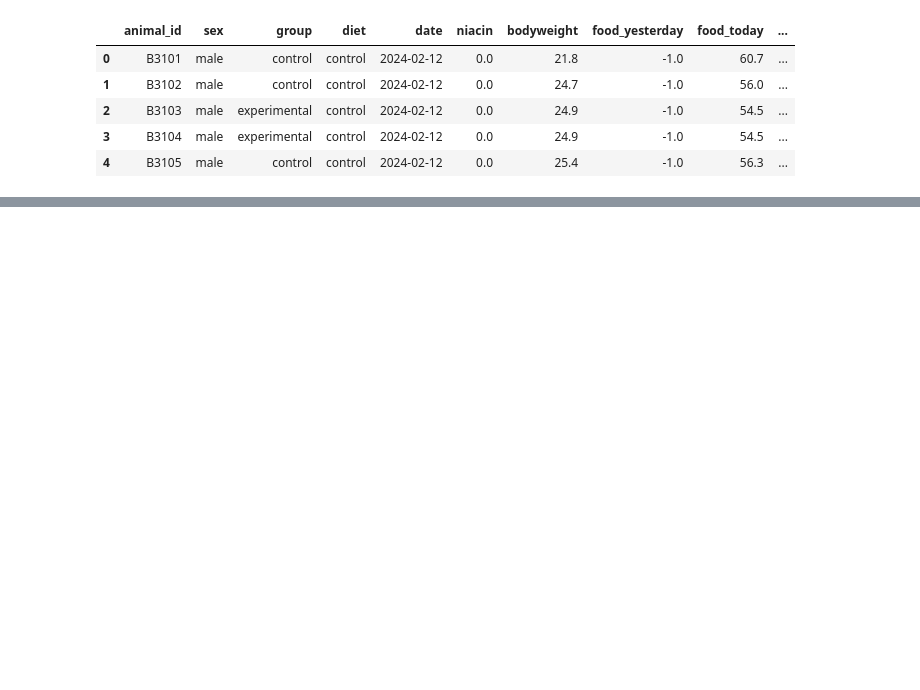
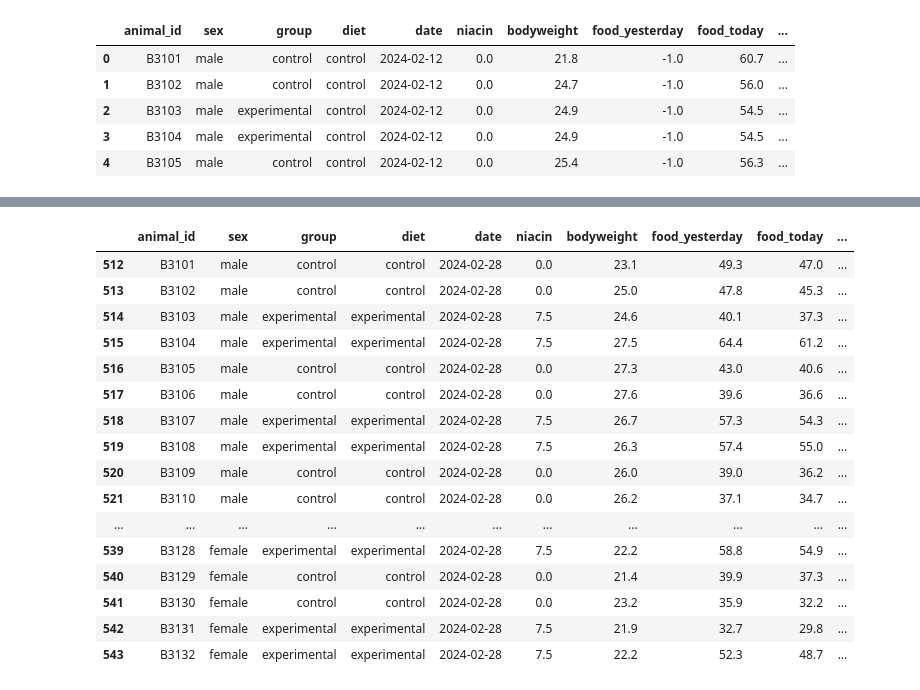
Before and after one commit to marijevisser/niacin, a Jupyter notebook: scripts/niacin_daily_analysis.ipynb, the cells around one changed output, grey strips where cells are left out. Saved outputs shown, nothing was run; the diff lists cells and outputs as text; code cells hidden in the pictures; blank space fills up the shorter version.

```diff
--- a/scripts/niacin_daily_analysis.ipynb
+++ b/scripts/niacin_daily_analysis.ipynb
@@ -354,3 +370,23 @@ f.show()
+# %%
+today_df
+# %% [output]
+|  | animal_id | sex | group | diet | date | niacin | bodyweight | food_yesterday | food_today | ... |
+| 512 | B3101 | male | control | control | 2024-02-28 | 0.0 | 23.1 | 49.3 | 47.0 | ... |
+| 513 | B3102 | male | control | control | 2024-02-28 | 0.0 | 25.0 | 47.8 | 45.3 | ... |
+| 514 | B3103 | male | experimental | experimental | 2024-02-28 | 7.5 | 24.6 | 40.1 | 37.3 | ... |
+| 515 | B3104 | male | experimental | experimental | 2024-02-28 | 7.5 | 27.5 | 64.4 | 61.2 | ... |
+| 516 | B3105 | male | control | control | 2024-02-28 | 0.0 | 27.3 | 43.0 | 40.6 | ... |
+| 517 | B3106 | male | control | control | 2024-02-28 | 0.0 | 27.6 | 39.6 | 36.6 | ... |
+| 518 | B3107 | male | experimental | experimental | 2024-02-28 | 7.5 | 26.7 | 57.3 | 54.3 | ... |
+| 519 | B3108 | male | experimental | experimental | 2024-02-28 | 7.5 | 26.3 | 57.4 | 55.0 | ... |
+| 520 | B3109 | male | control | control | 2024-02-28 | 0.0 | 26.0 | 39.0 | 36.2 | ... |
+| 521 | B3110 | male | control | control | 2024-02-28 | 0.0 | 26.2 | 37.1 | 34.7 | ... |
+| ... | ... | ... | ... | ... | ... | ... | ... | ... | ... | ... |
+| 539 | B3128 | female | experimental | experimental | 2024-02-28 | 7.5 | 22.2 | 58.8 | 54.9 | ... |
+| 540 | B3129 | female | control | control | 2024-02-28 | 0.0 | 21.4 | 39.9 | 37.3 | ... |
+| 541 | B3130 | female | control | control | 2024-02-28 | 0.0 | 23.2 | 35.9 | 32.2 | ... |
+| 542 | B3131 | female | experimental | experimental | 2024-02-28 | 7.5 | 21.9 | 32.7 | 29.8 | ... |
+| 543 | B3132 | female | experimental | experimental | 2024-02-28 | 7.5 | 22.2 | 52.3 | 48.7 | ... |
 # %%
 # List of figures
 
```
Also changed, not shown: parts of 8 cells of this notebook.
